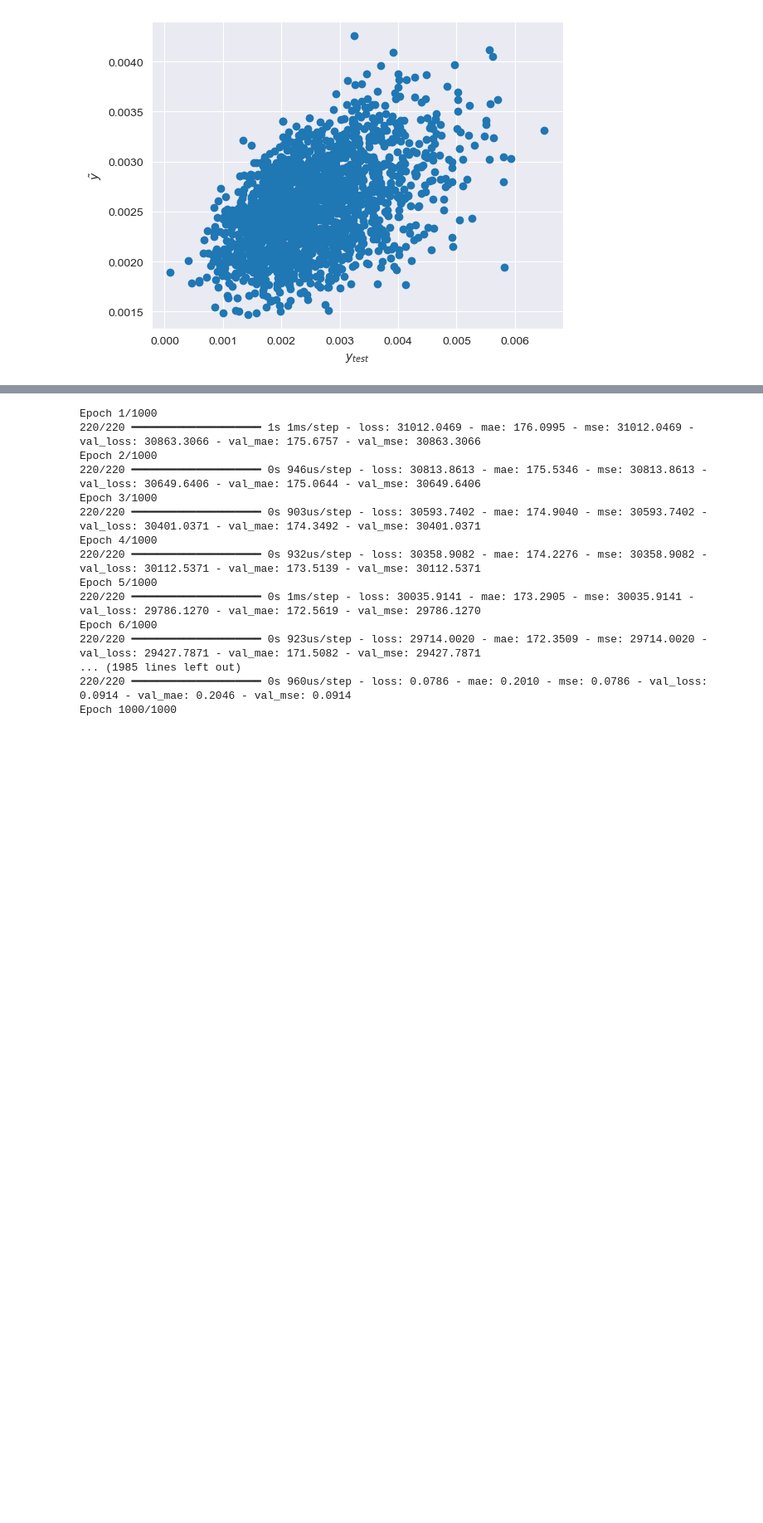
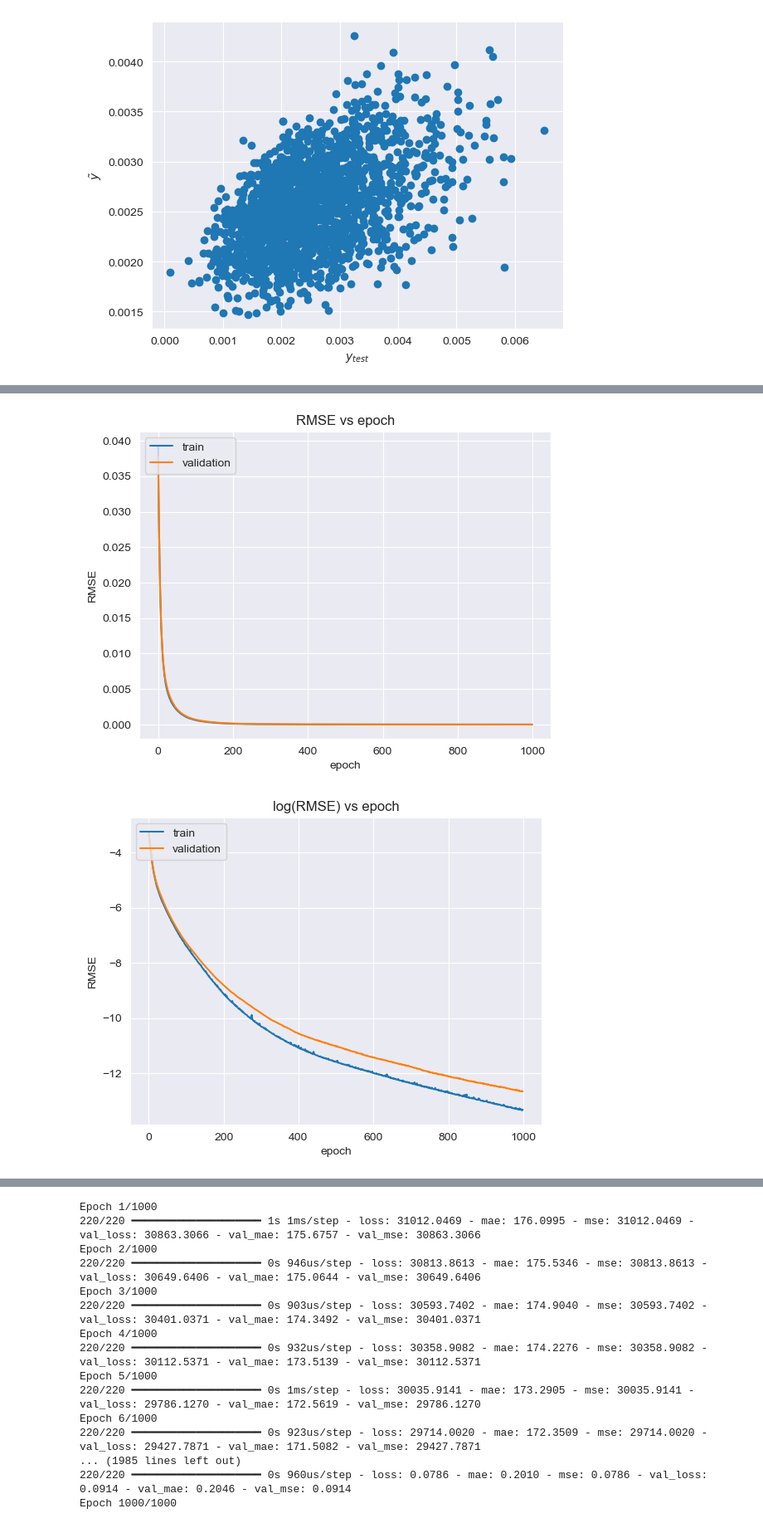
Before and after one commit to lucasboistay/molecular_dynamics, a Jupyter notebook: main.ipynb, the cells around one changed output, grey strips where cells are left out. Shown at 83% size. Cells and saved outputs as stored; diff of their text form; code cells hidden in the pictures; blank space fills up the shorter version.

```diff
--- a/main.ipynb
+++ b/main.ipynb
@@ -1263,0 +1289,8 @@ Model: "sequential_2"
+# %%
+
+
+history = model.fit(X_train, y_train, epochs=1000, batch_size=32, verbose=1, validation_split=0.2,callbacks=[cb_sauvegarde])
+
+# evaluate the model
+
+scores = model.evaluate(X_test, y_test)
@@ -1263,0 +1315,67 @@ Model: "sequential_2"
+# %%
+# load the history from the saved model
+
+from keras.models import load_model
+
+model = load_model('save/coulomb_mo2s4_Adam_normal.keras')
+
+scores = model.evaluate(X_test, y_test)
+
+
+# resulsts and graph of history for RMSE
+
+RMSE = np.sqrt(scores[0])
+
+print(f"RMSE du modèle: {RMSE}")
+
+MAE = scores[1]
+
+print(f"MAE du modèle: {MAE}")
+
+# pearson correlation
+
+y_pred = model.predict(X_test)
+
+corr, _ = pearsonr(y_test, y_pred)
+
+print(' Pearsons correlation: %.3f' % corr)
+print(print(' Pearsons correlation^2: %.3f' % corr**2))
+
+# mse and val_me but logarithmic scale vs epoch
+
+plt.plot(history.history['mse'])
+plt.plot(history.history['val_mse'])
+plt.title('RMSE vs epoch')
+plt.ylabel('RMSE')
+plt.xlabel('epoch')
+plt.legend(['train', 'validation'], loc='upper left')
+plt.savefig('img/nn/coulomb_zundel_Adam_epoch_1000_mse.png', dpi=200)
+plt.show()
+
+plt.plot(np.log(history.history['mse']),'-')
+plt.plot(np.log(history.history['val_mse']),'-')
+plt.title('log(RMSE) vs epoch')
+plt.ylabel('RMSE')
+plt.xlabel('epoch')
+plt.legend(['train', 'validation'], loc='upper left')
+plt.savefig('img/nn/coulomb_zundel_Adam_epoch_1000_logmse.png', dpi=200)
+plt.show()
+
+plt.plot(history.history['mse'],'-')
+plt.plot(history.history['val_mse'],'-')
+plt.title('model RMSE')
+plt.ylabel('RMSE')
+plt.xlabel('epoch')
+plt.legend(['train', 'validation'], loc='upper left')
+plt.ylim(0,0.00005)
+plt.savefig('img/nn/coulomb_zundel_Adam_epoch_1000_mse_zoomed.png', dpi=200)
+plt.show()
+
+# afficher les valeurs prédites en fonction des valeurs réelles
+
+plt.scatter(y_test, y_pred)
+plt.xlabel(r'$y_{test}$')
+plt.ylabel(r'$\tilde{y}$')
+plt.savefig('img/nn/coulomb_zundel_Adam_full.png', dpi=200)
+plt.show()
+# %% [output]
@@ -1263,0 +1389,2 @@ Model: "sequential_2"
+[figure, added]
+[figure, added]
```
Also changed, not shown: parts of 8 cells of this notebook.
